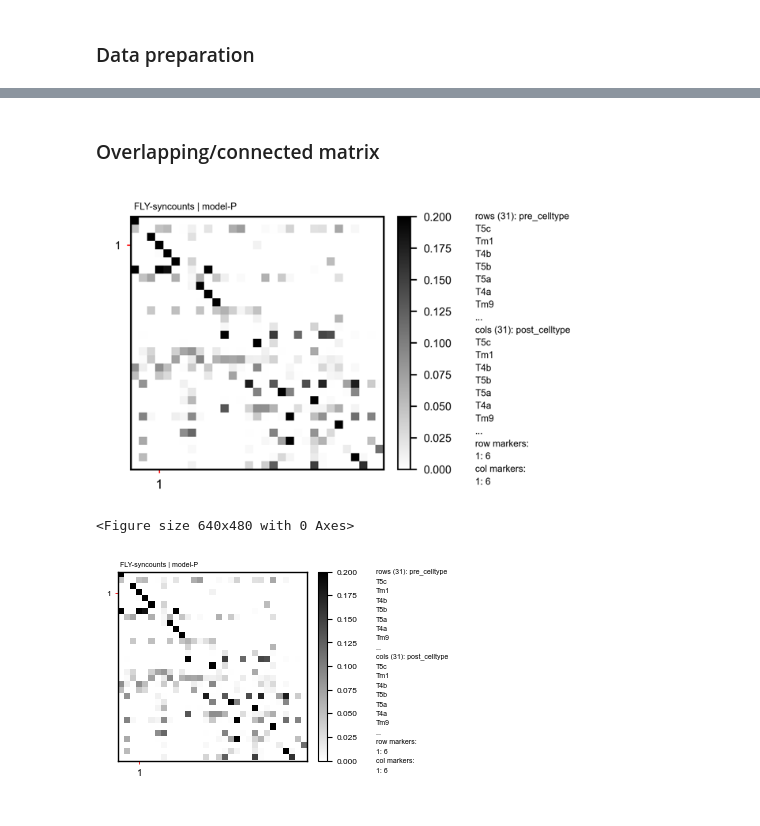
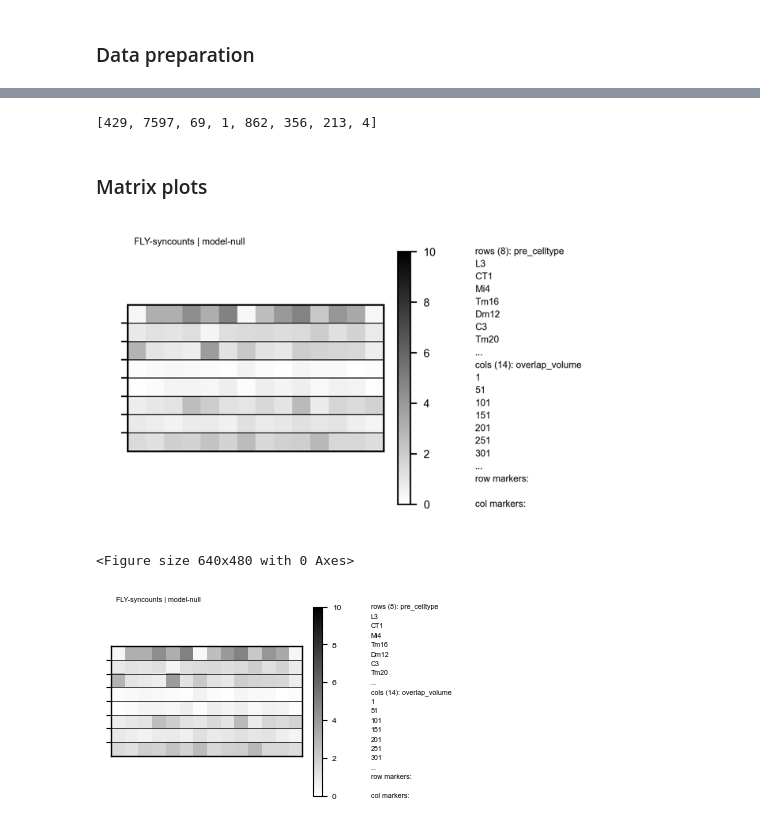
Before and after one commit to philippHarth/hackathon-mainz, a Jupyter notebook: FLY_analysis_optical.ipynb, the cells around one changed output, grey strips where cells are left out. Cells and saved outputs as stored; diff of their text form; code cells hidden in the pictures.

```diff
--- a/FLY_analysis_optical.ipynb
+++ b/FLY_analysis_optical.ipynb
@@ -35,6 +35,7 @@ post_ct_domain = [x for x in df_summary.index.get_level_values("post_celltype").
 
 df_celltypes = pd.read_csv(meta_folder / "cell_types.csv")
 ct_names_dict = df_celltypes.set_index("primary_type_id")["primary_type"].to_dict()
+ct_name_id = df_celltypes.set_index("primary_type")["primary_type_id"].to_dict()
 
 df_celltypes_optical = pd.read_csv(meta_folder / "selected_neurons_optical-lobes.csv")
 ct_ids_optical = df_celltypes_optical["celltype_id"].unique().tolist()
@@ -52,2 +42,5 @@ neuron_domain_post = get_neuron_to_neuron_domain(df_summary, "pre_celltype", "po
+# %%
+def get_ct_ids(ct_names):
+    return [ct_name_id[ct] for ct in ct_names]
 # %%
 initPlotSettings(False)
@@ -78,2 +47,6 @@ col_markers = {
-# %% [markdown]
-### Overlapping/connected matrix
+# %%
+ct_selected_pre = ["L3", "CT1", "Mi4", "Tm16", "Dm12", "C3", "Tm20", "Tm1"]
+ct_selected_pre_ids = get_ct_ids(ct_selected_pre)
+ct_selected_pre_ids
+# %% [output]
+[429, 7597, 69, 1, 862, 356, 213, 4]
@@ -80,28 +62,34 @@ col_markers = {
+# %% [markdown]
+### Matrix plots
 # %%
 matrix_analyzer = ConnectomeMatrixAnalyzer(df_summary, plot_folder)
-matrix_analyzer.set_selection()
-#matrix_analyzer.set_selection(include_filter_and={
-#    "overlap_volume" : [100]
-#})
-matrix_analyzer.set_data_columns(MODEL_P)
+matrix_analyzer.set_selection(include_filter_and={
+    #"overlap_volume" : [429, 7597, 69, 1, 862, 356, 213, 4],
+    "post_celltype" : get_ct_ids(["Tm9"]),
+    "pre_celltype" : get_ct_ids(ct_selected_pre),
+},
+exclude_filter={
+    "pre_celltype" : [-1],
+    "post_celltype" : [-1]
+})
+matrix_analyzer.set_data_columns(MODEL_NULL)
 matrix_analyzer.build_matrix(["pre_celltype"],
-                             ["post_celltype"],
-                             row_domains = ct_ids_optical,
-                             col_domains = ct_ids_optical,
+                             ["overlap_volume"],
+                             row_domains = get_ct_ids(ct_selected_pre),
+                             col_domains = None,#ct_ids_optical,
                              value_label_map = {
                                  "pre_celltype" : ct_names_dict,
                                  "post_celltype" : ct_names_dict
                              },
                              aggregation_fn="mean",
                              default_value=-1)
 matrix_analyzer.colormaps["binary"].set_under("white")
 matrix_analyzer.render_matrix("FLY-syncounts",
-                              colormap_name="binary", vmin=0, vmax=0.2, normalization_function=None,
-                              row_markers=row_markers, col_markers=col_markers,
-                              col_separator_lines=False, row_separator_lines=False, high_res=False)
+                              colormap_name="binary", vmin=0, vmax=10, normalization_function=None,
+                              col_separator_lines=False, row_separator_lines=True, high_res=False)
 # %% [output]
-[figure, old version]
+[figure, new version]
 <Figure size 640x480 with 0 Axes>
-[figure, old version]
+[figure, new version]
 # %%
 matrix_analyzer = ConnectomeMatrixAnalyzer(df_summary, plot_folder)
```
Also changed, not shown: parts of 7 cells of this notebook, 1 other file.
